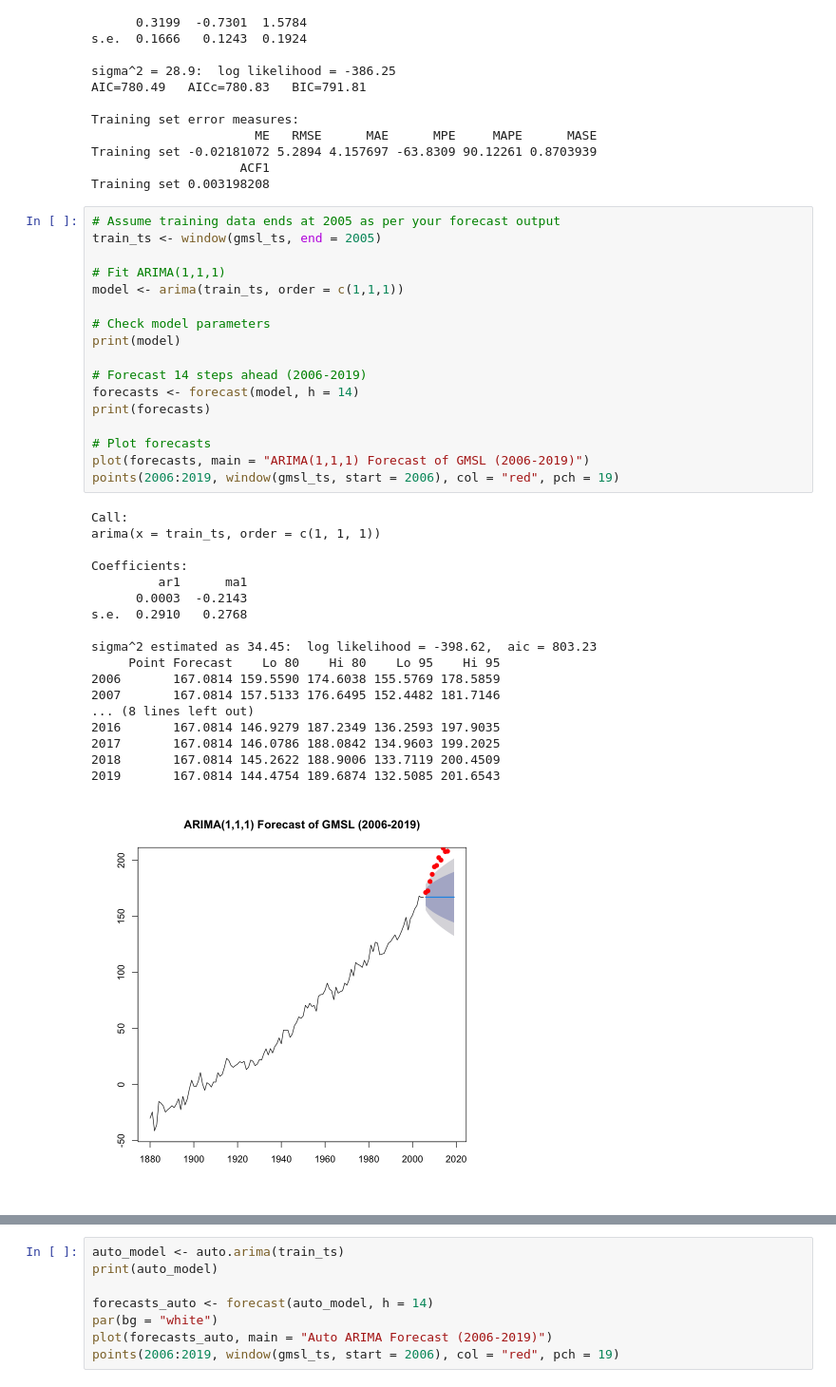
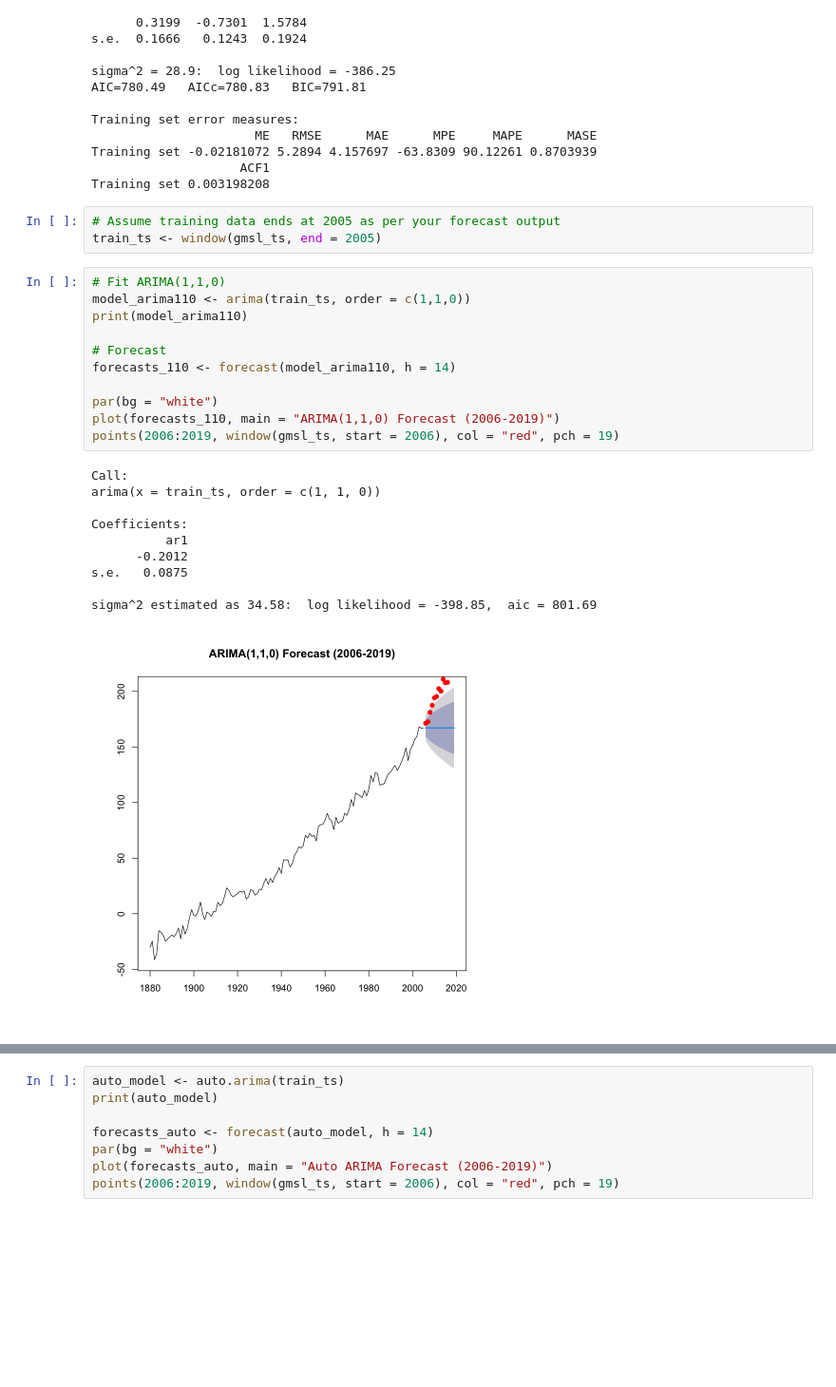
Before and after one commit to mohammed-el-amine-kichah/sea-level-time-series-project, a Jupyter notebook: sea_level.ipynb, the cells around one changed output, grey strips where cells are left out. Shown at 95% size. Saved outputs shown, nothing was run; the diff lists cells and outputs as text; blank space fills up the shorter version.

```diff
--- a/sea_level.ipynb
+++ b/sea_level.ipynb
@@ -159,39 +223,28 @@ Training set error measures:
 Training set -0.02181072 5.2894 4.157697 -63.8309 90.12261 0.8703939
                     ACF1
 Training set 0.003198208
+# %%
+# Assume training data ends at 2005 as per your forecast output
+train_ts <- window(gmsl_ts, end = 2005)
 # %%
-# Assume training data ends at 2005 as per your forecast output
-train_ts <- window(gmsl_ts, end = 2005)
+# Fit ARIMA(1,1,0)
+model_arima110 <- arima(train_ts, order = c(1,1,0))
+print(model_arima110)
 
-# Fit ARIMA(1,1,1)
-model <- arima(train_ts, order = c(1,1,1))
+# Forecast
+forecasts_110 <- forecast(model_arima110, h = 14)
 
-# Check model parameters
-print(model)
-
-# Forecast 14 steps ahead (2006-2019)
-forecasts <- forecast(model, h = 14)
-print(forecasts)
-
-# Plot forecasts
-plot(forecasts, main = "ARIMA(1,1,1) Forecast of GMSL (2006-2019)")
+par(bg = "white")
+plot(forecasts_110, main = "ARIMA(1,1,0) Forecast (2006-2019)")
 points(2006:2019, window(gmsl_ts, start = 2006), col = "red", pch = 19)
 # %% [output]
 Call:
-arima(x = train_ts, order = c(1, 1, 1))
+arima(x = train_ts, order = c(1, 1, 0))
 
 Coefficients:
-         ar1      ma1
-      0.0003  -0.2143
-s.e.  0.2910   0.2768
+          ar1
+      -0.2012
+s.e.   0.0875
 
-sigma^2 estimated as 34.45:  log likelihood = -398.62,  aic = 803.23
-     Point Forecast    Lo 80    Hi 80    Lo 95    Hi 95
-2006       167.0814 159.5590 174.6038 155.5769 178.5859
-2007       167.0814 157.5133 176.6495 152.4482 181.7146
-... (8 lines left out)
-2016       167.0814 146.9279 187.2349 136.2593 197.9035
-2017       167.0814 146.0786 188.0842 134.9603 199.2025
-2018       167.0814 145.2622 188.9006 133.7119 200.4509
-2019       167.0814 144.4754 189.6874 132.5085 201.6543
+sigma^2 estimated as 34.58:  log likelihood = -398.85,  aic = 801.69
-[figure, old version]
+[figure, new version]
```
Also changed, not shown: parts of 12 cells of this notebook.
